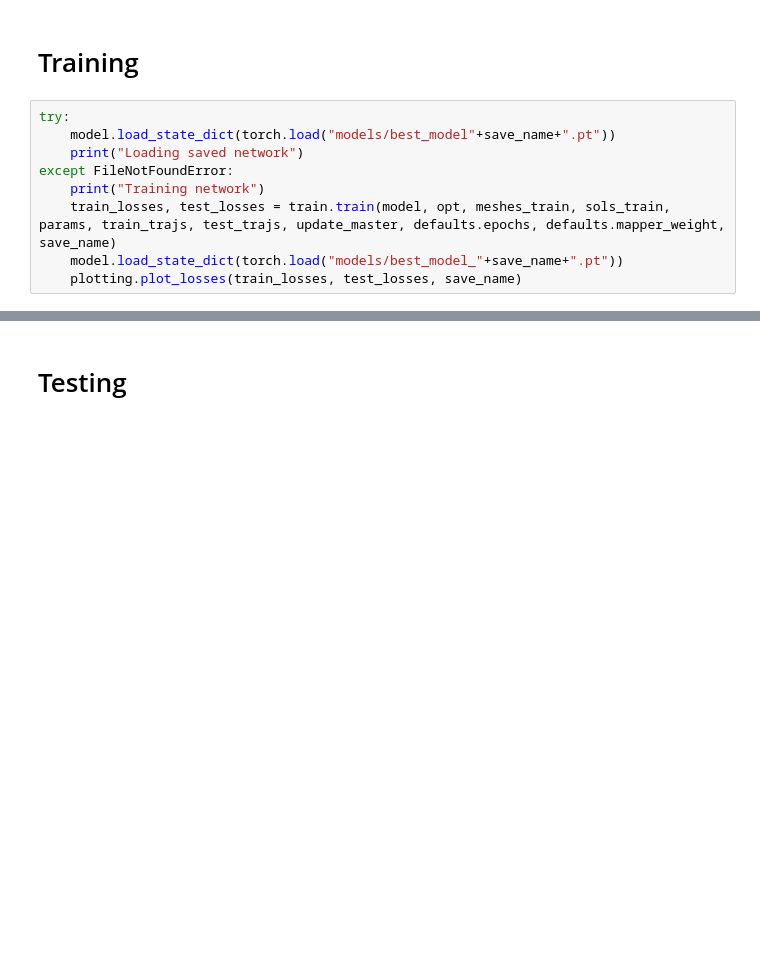
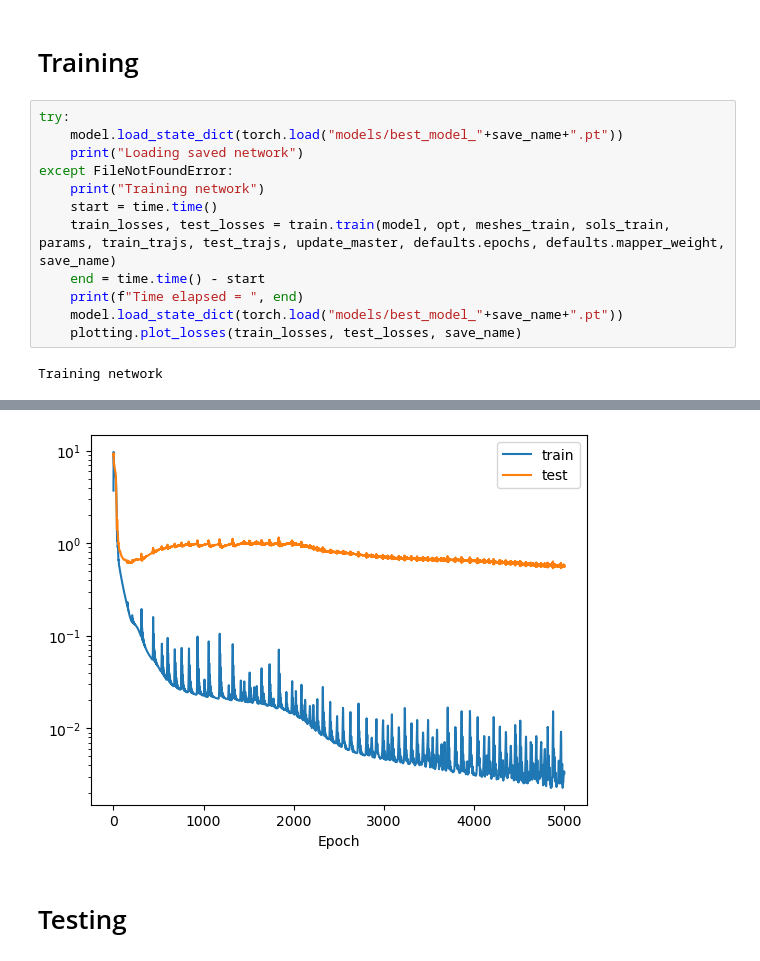
Before and after one commit to Oisin-M/GFN, a Jupyter notebook: graetz/gfn_rom_tiny_medium.ipynb, the cells around one changed output, grey strips where cells are left out. Saved outputs shown, nothing was run; the diff lists cells and outputs as text; blank space fills up the shorter version.

```diff
--- a/graetz/gfn_rom_tiny_medium.ipynb
+++ b/graetz/gfn_rom_tiny_medium.ipynb
@@ -66,10 +94,15 @@ else:
 # Training
 # %%
 try:
-    model.load_state_dict(torch.load("models/best_model"+save_name+".pt"))
+    model.load_state_dict(torch.load("models/best_model_"+save_name+".pt"))
     print("Loading saved network")
 except FileNotFoundError:
     print("Training network")
+    start = time.time()
     train_losses, test_losses = train.train(model, opt, meshes_train, sols_train, params, train_trajs, test_trajs, update_master, defaults.epochs, defaults.mapper_weight, save_name)
+    end = time.time() - start
+    print(f"Time elapsed = ", end)
     model.load_state_dict(torch.load("models/best_model_"+save_name+".pt"))
     plotting.plot_losses(train_losses, test_losses, save_name)
+# %% [output]
+Training network
@@ -76,3 +110,4 @@ except FileNotFoundError:
+[figure, added]
 # %% [markdown]
 # Testing
 # %%
```
Also changed, not shown: parts of 6 cells of this notebook, 5 other files.
